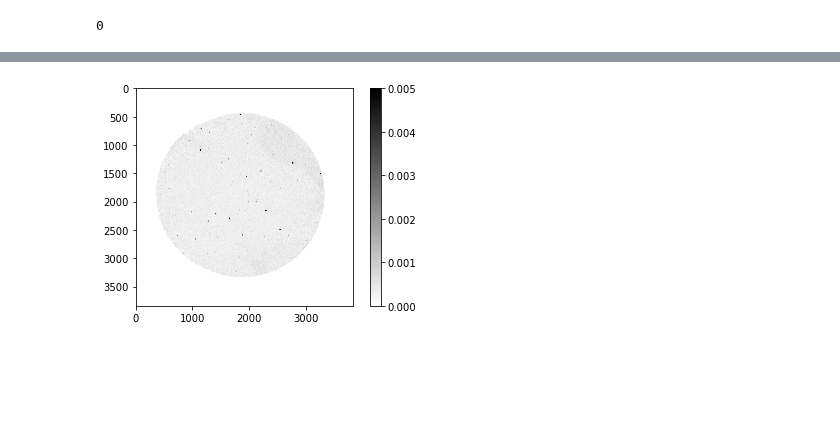
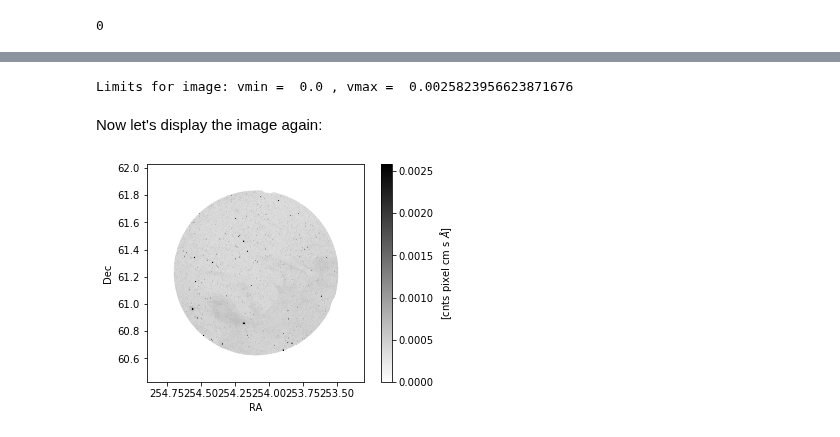
Before and after one commit to ScienceBetter/notebooks-stsci, a Jupyter notebook: surveying_dust_structure_via_GALEX_MIS/surveying_dust_structure_via_GALEX_MIS.ipynb, the cells around one changed output, grey strips where cells are left out. Saved outputs shown, nothing was run; the diff lists cells and outputs as text; code cells hidden in the pictures; blank space fills up the shorter version.

```diff
--- a/surveying_dust_structure_via_GALEX_MIS/surveying_dust_structure_via_GALEX_MIS.ipynb
+++ b/surveying_dust_structure_via_GALEX_MIS/surveying_dust_structure_via_GALEX_MIS.ipynb
@@ -47,6 +55,6 @@ Let's start with only one source, and see step by step how to retrieve the image
 # %%
-coord = SkyCoord(l[0], b[0], unit='deg', frame='galactic')
-obs = Observations.query_criteria(obs_collection="GALEX",coordinates=coord.icrs,radius="0.5 deg")
+coord = SkyCoord(253.0000, +61.0, unit='deg', frame='icrs')
+obs = Observations.query_criteria(obs_collection="GALEX",coordinates=coord,project='MIS',radius="0.5 deg")
 data_products = Observations.get_product_list(obs)
 data_products
 # %% [output]
@@ -101,6 +109,4 @@ No.    Name      Ver    Type      Cards   Dimensions   Format
 # %%
 with fits.open(filename[:-3]) as hdulist:
-    header1 = hdulist[0].header
-    data1 = hdulist[0].data
-
-print(repr(header1))
+    header = hdulist[0].header
+    image = hdulist[0].data
@@ -124,0 +165,19 @@ PRMSTHR = 0.000133514404296875
+# %%
+naxis1 = header['NAXIS1']
+naxis2 = header['NAXIS2']
+cdelt1 = header['CDELT1']
+cdelt2 = header['CDELT2']
+crpix1 = header['CRPIX1']
+crpix2 = header['CRPIX2']
+crval1 = header['CRVAL1']
+crval2 = header['CRVAL2']
+
+# Initial RA - Pixel 1
+RA1 = crval1 - (crpix1-1)*cdelt1
+# Final RA - Last Pixel
+RAf = crval1 + (crpix1-1)*cdelt1
+
+# Initial Dec - Pixel 1
+Dec1 = crval2 - (crpix2-1)*cdelt2
+# Final Dec - Last Pixel
+Decf = crval2 + (crpix2-1)*cdelt2
@@ -125,6 +198,18 @@ PRMSTHR = 0.000133514404296875
+# %%
+cut = image[1850:-1850,1850:-1850]
+interval = ZScaleInterval(nsamples=cut.size, max_reject=0.5)
+vmin, vmax = interval.get_limits(cut)
+
+print('Limits for image: vmin = ',vmin,', vmax = ',vmax)
+# %% [output]
+Limits for image: vmin =  0.0 , vmax =  0.0025823956623871676
+# %% [markdown]
+Now let's display the image again:
 # %%
-plt.imshow(data1,vmax=0.005,cmap='binary')
-plt.colorbar()
+plt.imshow(image, extent=[RA1,RAf,Dec1,Decf], vmin=vmin, vmax=vmax, cmap='binary')
+plt.xlabel('RA')
+plt.ylabel('Dec')
+plt.colorbar(label='[cnts pixel cm s $\AA$]')
 plt.show()
 # %% [output]
-[figure, old version]
+[figure, new version]
```
Also changed, not shown: parts of 23 cells of this notebook.
